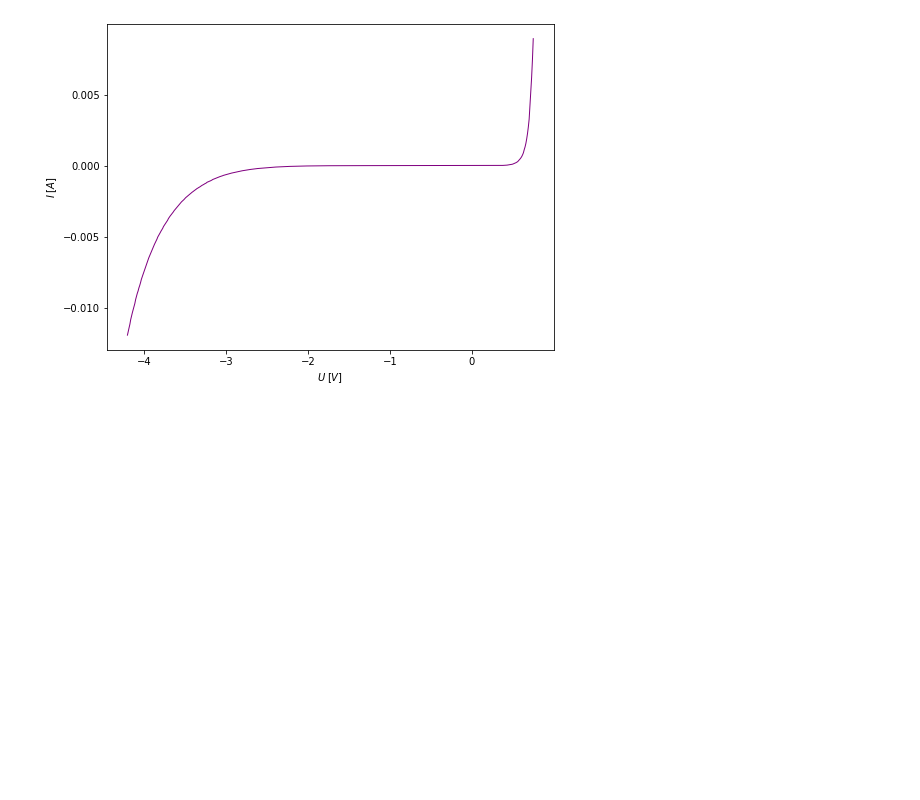
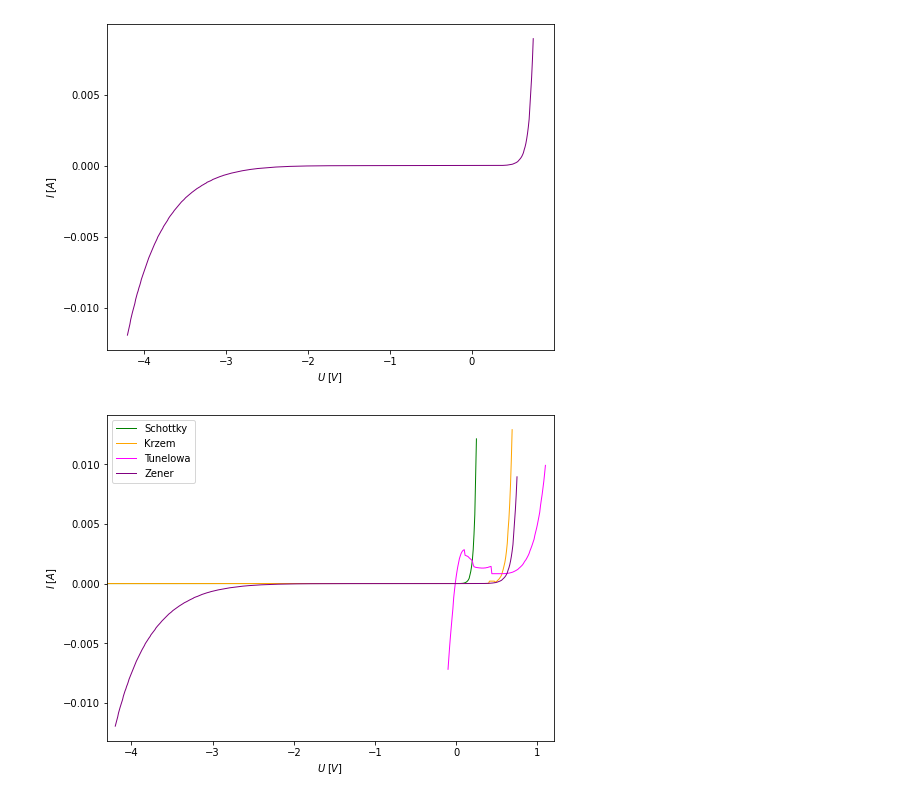
Before and after one commit to ficnawode/fizyka-pw-lab2-data-analysis, a Jupyter notebook: cw20/da.ipynb, the cells around one changed output. Drawn from its saved outputs; the diff is of its cells as text; code cells hidden in the pictures; blank space fills up the shorter version.

Commit message:
added other plot

```diff
--- a/cw20/da.ipynb
+++ b/cw20/da.ipynb
@@ -104,3 +104,23 @@ plt.savefig('out/wyk_I_od_U_zener.jpg', dpi=350)
 plt.show()
 # %% [output]
 [figure]
+# %%
+
+plt.figure(figsize=(8,6))
+
+plt.plot(dsets['schottky']['U'], dsets['schottky']['I'], label='Schottky', color='green', linewidth=_linewidth)
+plt.plot(dsets['silicon']['U'], dsets['silicon']['I'], label='Krzem', color='orange', linewidth=_linewidth)
+plt.plot(dsets['tunnel']['U'], dsets['tunnel']['I'], label='Tunelowa', color='magenta', linewidth=_linewidth)
+plt.plot(dsets['zener']['U'], dsets['zener']['I'], label='Zener',color='purple', linewidth=_linewidth)
+
+plt.xlabel(r'$U \; [V]$')
+plt.ylabel(r'$I \; [A]$')
+
+plt.xlim([-4.3,1.2])
+
+plt.legend()
+
+plt.savefig('out/wyk_I_od_U_together.jpg', dpi=350)
+plt.show()
+# %% [output]
+[figure, added]
```
Also changed, not shown: 1 other file.
